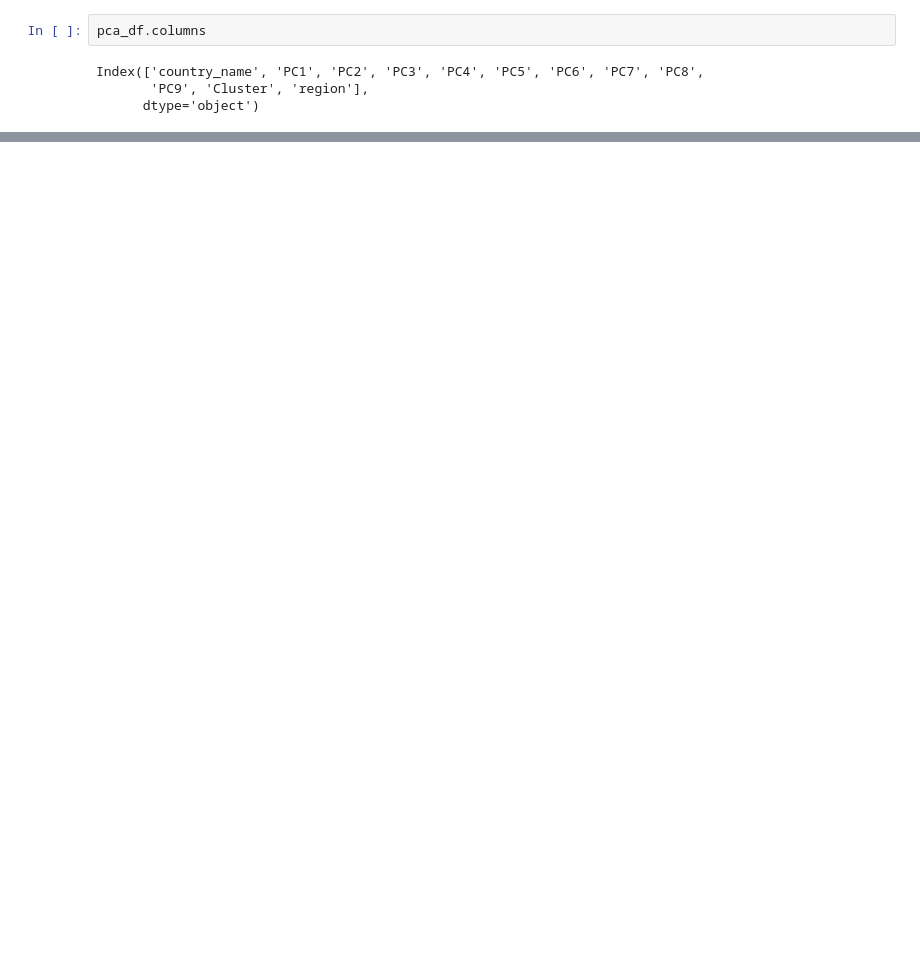
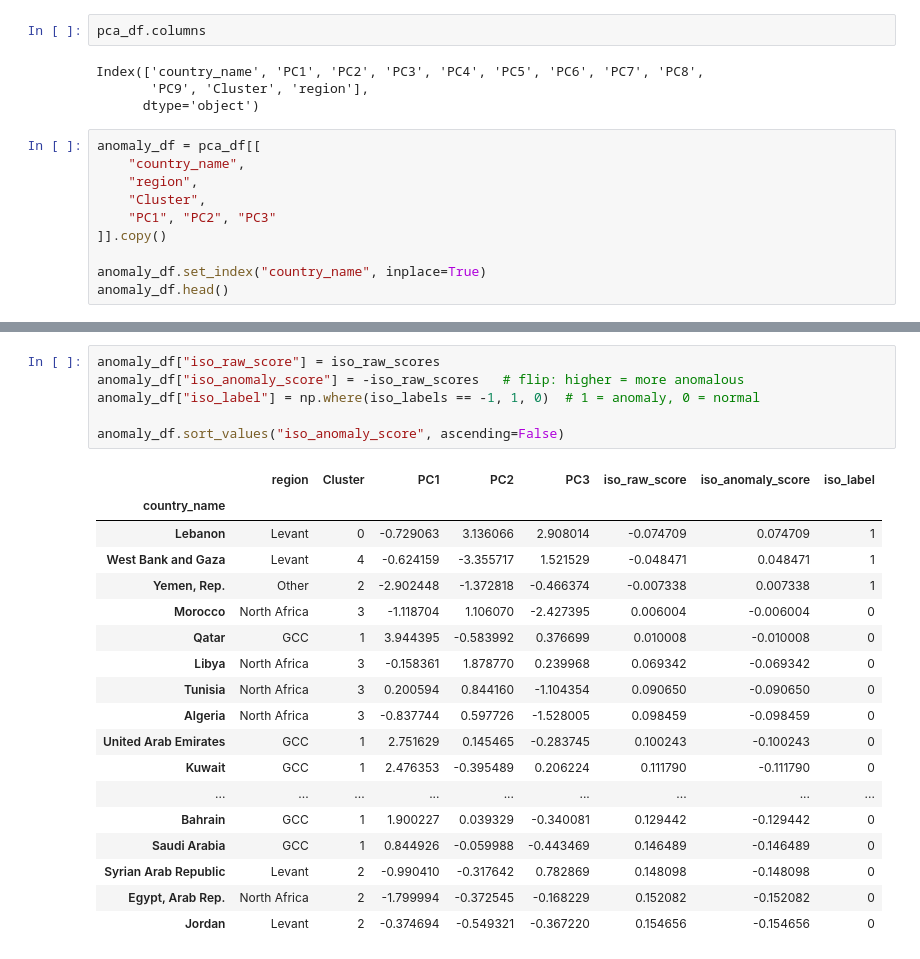
Before and after one commit to daniehben/worldbank-api-pipeline, a Jupyter notebook: notebooks/Anomaly.ipynb, the cells around one changed output, grey strips where cells are left out. Saved outputs shown, nothing was run; the diff lists cells and outputs as text; blank space fills up the shorter version.

```diff
--- a/notebooks/Anomaly.ipynb
+++ b/notebooks/Anomaly.ipynb
@@ -52,3 +52,13 @@ pca_df.columns
 Index(['country_name', 'PC1', 'PC2', 'PC3', 'PC4', 'PC5', 'PC6', 'PC7', 'PC8',
        'PC9', 'Cluster', 'region'],
       dtype='object')
+# %%
+anomaly_df = pca_df[[
+    "country_name",
+    "region",
+    "Cluster",
+    "PC1", "PC2", "PC3"
+]].copy()
+
+anomaly_df.set_index("country_name", inplace=True)
+anomaly_df.head()
@@ -54,0 +83,25 @@ Index(['country_name', 'PC1', 'PC2', 'PC3', 'PC4', 'PC5', 'PC6', 'PC7', 'PC8',
+# %%
+anomaly_df["iso_raw_score"] = iso_raw_scores
+anomaly_df["iso_anomaly_score"] = -iso_raw_scores   # flip: higher = more anomalous
+anomaly_df["iso_label"] = np.where(iso_labels == -1, 1, 0)  # 1 = anomaly, 0 = normal
+
+anomaly_df.sort_values("iso_anomaly_score", ascending=False)
+# %% [output]
+|  | region | Cluster | PC1 | PC2 | PC3 | iso_raw_score | iso_anomaly_score | iso_label |
+| country_name |  |  |  |  |  |  |  |  |
+| Lebanon | Levant | 0 | -0.729063 | 3.136066 | 2.908014 | -0.074709 | 0.074709 | 1 |
+| West Bank and Gaza | Levant | 4 | -0.624159 | -3.355717 | 1.521529 | -0.048471 | 0.048471 | 1 |
+| Yemen, Rep. | Other | 2 | -2.902448 | -1.372818 | -0.466374 | -0.007338 | 0.007338 | 1 |
+| Morocco | North Africa | 3 | -1.118704 | 1.106070 | -2.427395 | 0.006004 | -0.006004 | 0 |
+| Qatar | GCC | 1 | 3.944395 | -0.583992 | 0.376699 | 0.010008 | -0.010008 | 0 |
+| Libya | North Africa | 3 | -0.158361 | 1.878770 | 0.239968 | 0.069342 | -0.069342 | 0 |
+| Tunisia | North Africa | 3 | 0.200594 | 0.844160 | -1.104354 | 0.090650 | -0.090650 | 0 |
+| Algeria | North Africa | 3 | -0.837744 | 0.597726 | -1.528005 | 0.098459 | -0.098459 | 0 |
+| United Arab Emirates | GCC | 1 | 2.751629 | 0.145465 | -0.283745 | 0.100243 | -0.100243 | 0 |
+| Kuwait | GCC | 1 | 2.476353 | -0.395489 | 0.206224 | 0.111790 | -0.111790 | 0 |
+| ... | ... | ... | ... | ... | ... | ... | ... | ... |
+| Bahrain | GCC | 1 | 1.900227 | 0.039329 | -0.340081 | 0.129442 | -0.129442 | 0 |
+| Saudi Arabia | GCC | 1 | 0.844926 | -0.059988 | -0.443469 | 0.146489 | -0.146489 | 0 |
+| Syrian Arab Republic | Levant | 2 | -0.990410 | -0.317642 | 0.782869 | 0.148098 | -0.148098 | 0 |
+| Egypt, Arab Rep. | North Africa | 2 | -1.799994 | -0.372545 | -0.168229 | 0.152082 | -0.152082 | 0 |
+| Jordan | Levant | 2 | -0.374694 | -0.549321 | -0.367220 | 0.154656 | -0.154656 | 0 |
```
Also changed, not shown: parts of 10 cells of this notebook, 1 other file.
